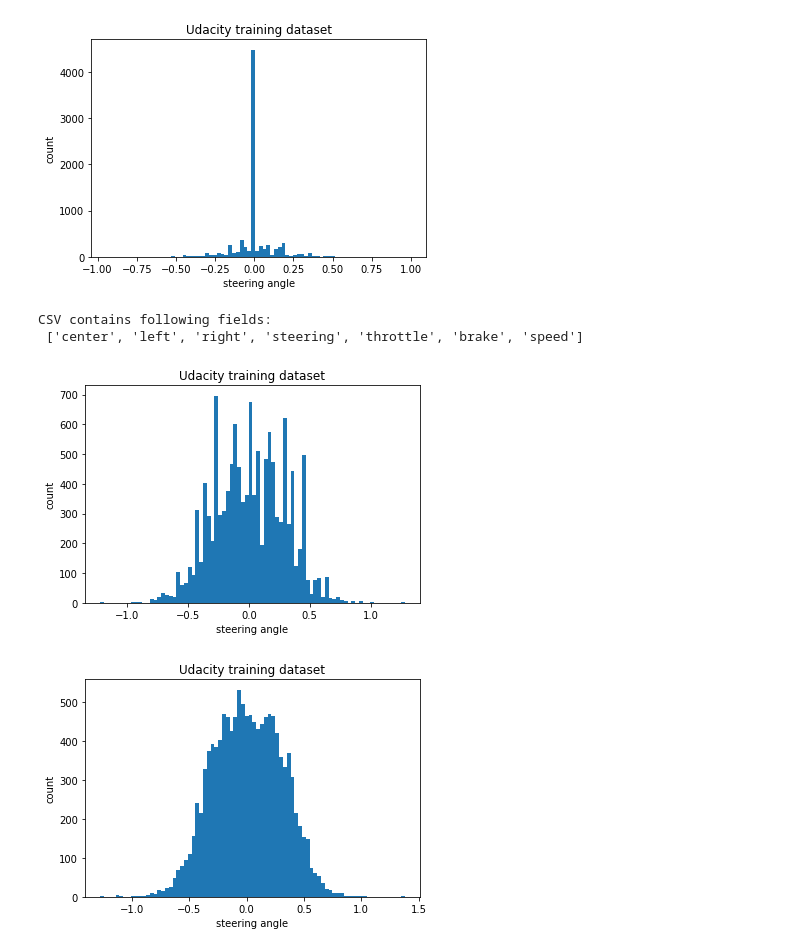
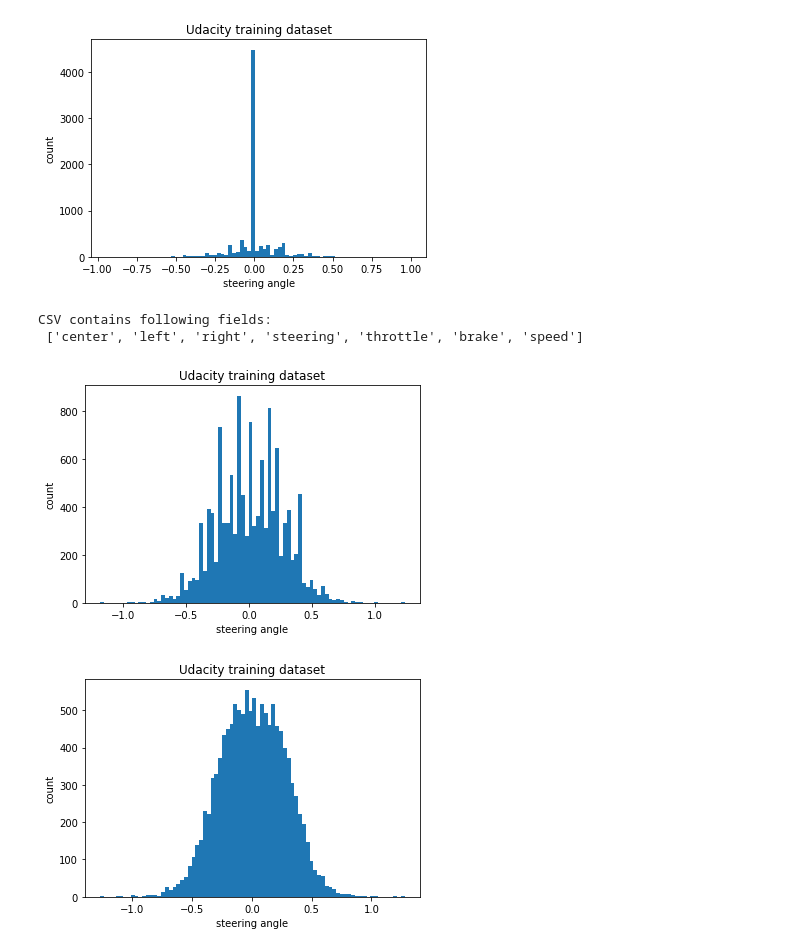
Before and after one commit to olala7846/Behavioral-Cloning, a Jupyter notebook: Analyse Project 3 data.ipynb, the cells around one changed output. Drawn from its saved outputs; the diff is of its cells as text; code cells hidden in the pictures.

```diff
--- a/Analyse Project 3 data.ipynb
+++ b/Analyse Project 3 data.ipynb
@@ -51,35 +51,35 @@ with open('./data/driving_log.csv', 'r') as f:
     headers = next(csv_reader)
     print('CSV contains following fields:\n', headers)
     for row in csv_reader:
         (center, left, right, steering, throttle,
              brake, speed) = row
         steering = float(steering)
 
         drop_rate = 0.9
         if steering == 0.0 and random.random() < drop_rate:
             continue
 
         img_paths.append(center)
         steerings.append(steering)
 
         # recovery
-        recovery_steering = 7./25.
+        recovery_steering = 6./25.
 
         img_paths.append(left)
         steerings.append(steering + recovery_steering)
         img_paths.append(right)
         steerings.append(steering - recovery_steering)
 
 # draw histogram
 plt.hist(steerings, bins=80)
 plt.title('Udacity training dataset')
 plt.ylabel('count')
 plt.xlabel('steering angle')
 plt.show()
 # %% [output]
 CSV contains following fields:
  ['center', 'left', 'right', 'steering', 'throttle', 'brake', 'speed']
-[figure, old version]
+[figure, new version]
 # %%
 # randomly shif image left or right
 norm_steerings = steerings
@@ -92,7 +92,7 @@ plt.ylabel('count')
 plt.xlabel('steering angle')
 plt.show()
 # %% [output]
-[figure, old version]
+[figure, new version]
 # %%
 import random
 
```
Also changed, not shown: parts of 2 cells of this notebook, 1 other file.
